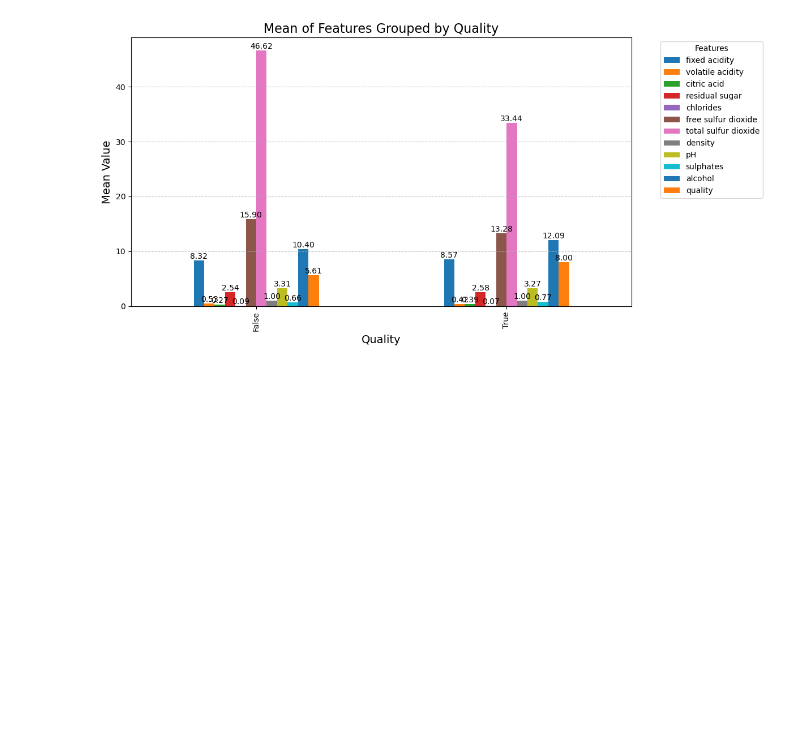
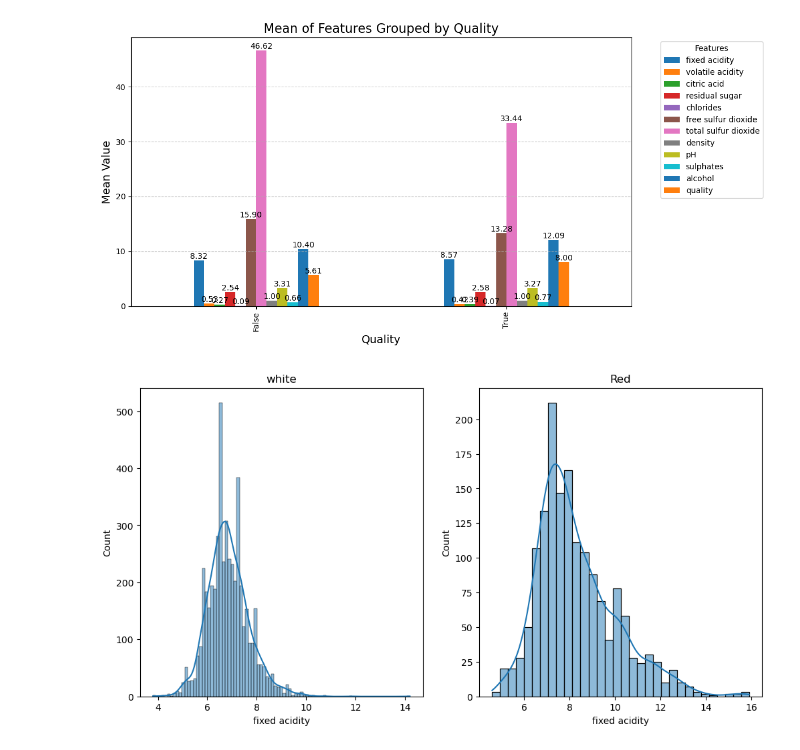
Before and after one commit to rakeshtparayil/BlueBerry-Winery, a Jupyter notebook: blueBerry_winery.ipynb, the cells around one changed output. Saved outputs shown, nothing was run; the diff lists cells and outputs as text; code cells hidden in the pictures; blank space fills up the shorter version.

Commit message:
new_graphs

```diff
--- a/blueBerry_winery.ipynb
+++ b/blueBerry_winery.ipynb
@@ -252,3 +254,17 @@ plt.tight_layout()
 plt.show()
 # %% [output]
 [figure]
+# %%
+# Create two histograms using Seaborn's histplot
+fig, axs = plt.subplots(1, 2, figsize=(12, 6))
+
+sns.histplot(data=whitewine, x='fixed acidity', ax=axs[0], kde=True)
+sns.histplot(data=redwine, x='fixed acidity', ax=axs[1], kde=True)
+
+# Customize plot as needed (e.g., titles, labels, colors)
+axs[0].set_title('white')
+axs[1].set_title('Red')
+
+plt.show()
+# %% [output]
+[figure, added]
```
Also changed, not shown: parts of 8 cells of this notebook.
